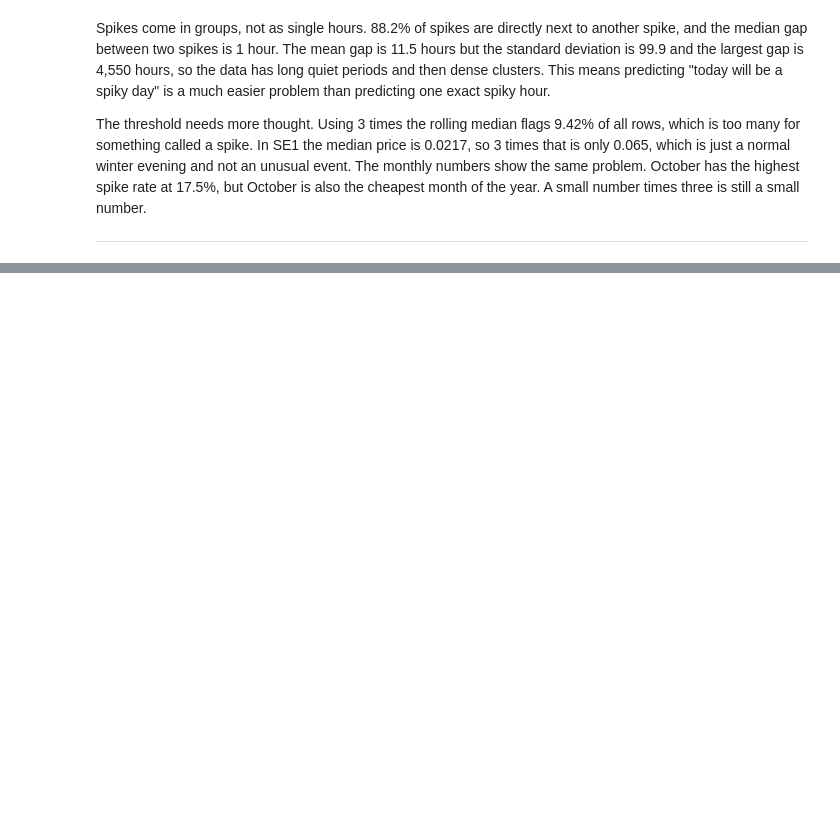
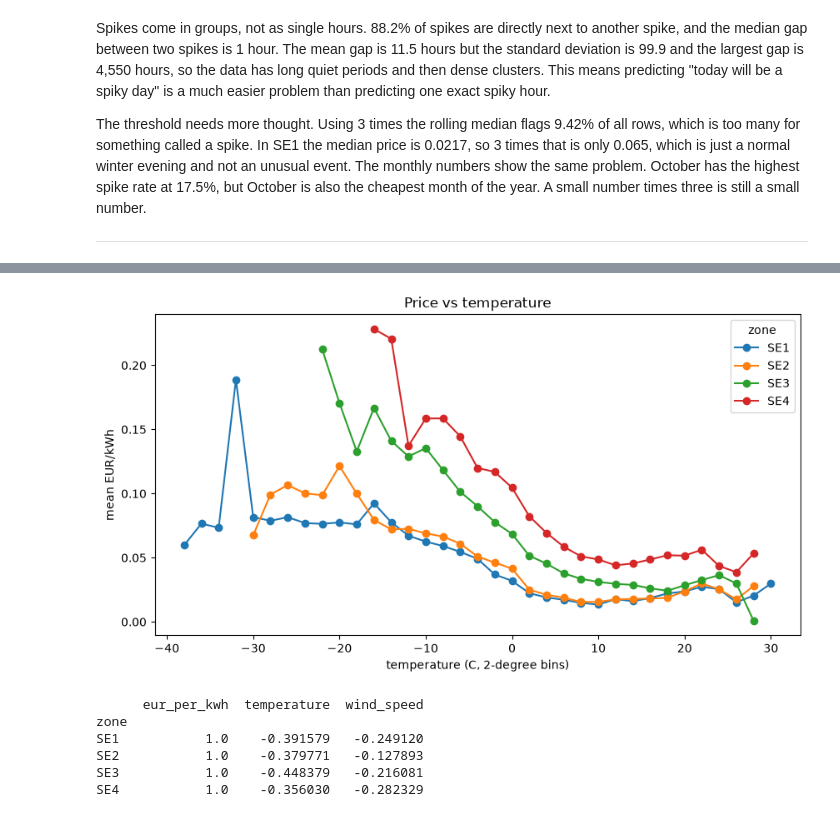
Before and after one commit to P4FFos/electricity-price-forecasting, a Jupyter notebook: notebooks/data_understanding.ipynb, the cells around one changed output, grey strips where cells are left out. Cells and saved outputs as stored; diff of their text form; code cells hidden in the pictures; blank space fills up the shorter version.

```diff
--- a/notebooks/data_understanding.ipynb
+++ b/notebooks/data_understanding.ipynb
@@ -266,0 +328,20 @@ The threshold needs more thought. Using 3 times the rolling median flags 9.42% o
+# %%
+merged["temp_bin"] = (merged["temperature"] // 2) * 2
+
+binned = merged.groupby(["zone", "temp_bin"])["eur_per_kwh"].mean().unstack(0)
+binned.plot(figsize=(10, 5), marker="o")
+plt.xlabel("temperature (C, 2-degree bins)")
+plt.ylabel("mean EUR/kWh")
+plt.title("Price vs temperature")
+plt.show()
+# %% [output]
+[figure, added]
+# %%
+print(merged.groupby("zone")[["eur_per_kwh", "temperature", "wind_speed"]].corr().unstack()["eur_per_kwh"])
+# %% [output]
+      eur_per_kwh  temperature  wind_speed
+zone
+SE1           1.0    -0.391579   -0.249120
+SE2           1.0    -0.379771   -0.127893
+SE3           1.0    -0.448379   -0.216081
+SE4           1.0    -0.356030   -0.282329
```
Also changed, not shown: parts of 24 cells of this notebook.
